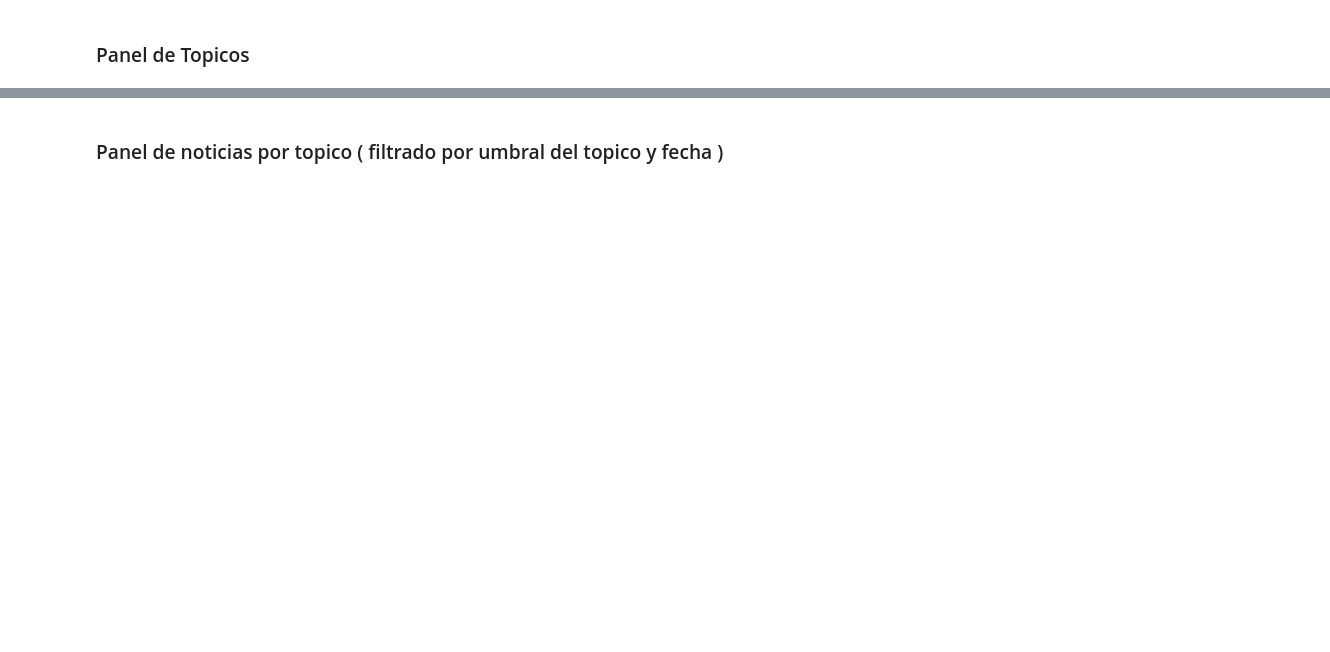
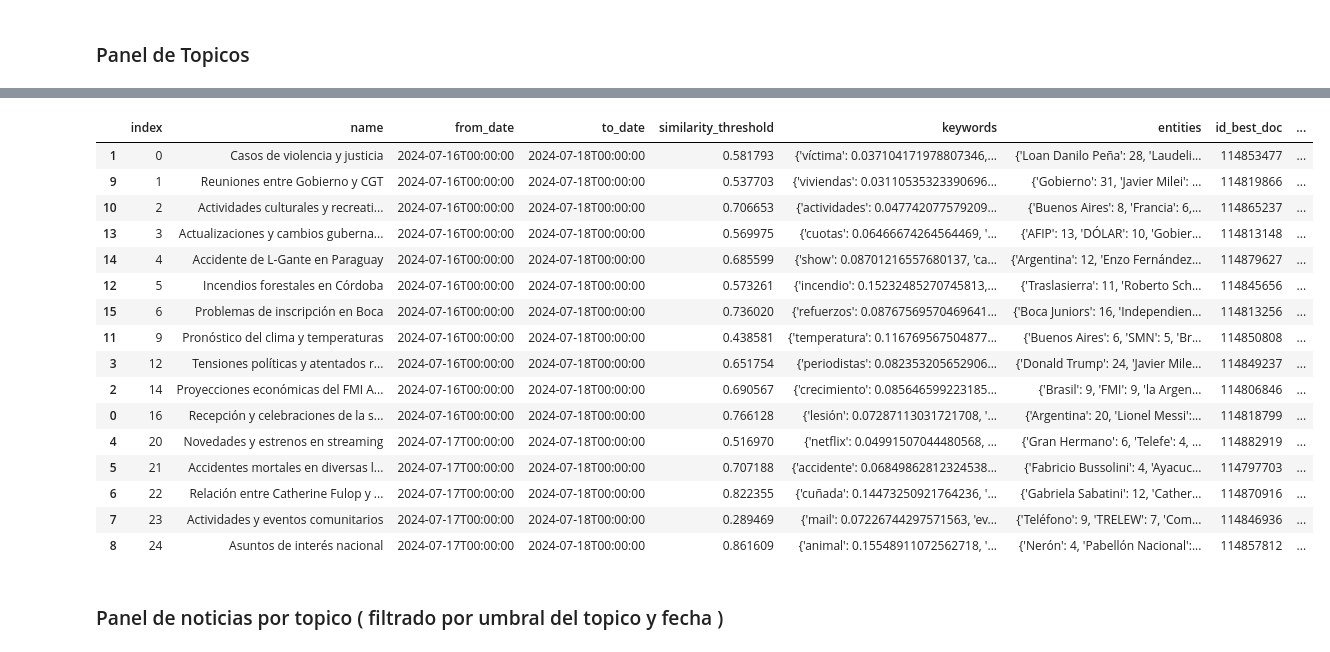
Before and after one commit to gabrielfernandorey/ITBA-NLP, a Jupyter notebook: NLP_03_merged.ipynb, the cells around one changed output, grey strips where cells are left out. Cells and saved outputs as stored; diff of their text form; code cells hidden in the pictures; blank space fills up the shorter version.

```diff
--- a/NLP_03_merged.ipynb
+++ b/NLP_03_merged.ipynb
@@ -483,2 +470,25 @@ panel_topicos(fecha)
+# %%
+# la fecha de consulta se relaciona con la vigencia, es decir con "to_date"
+fecha = None
+fecha = "2024-07-18"
+panel_topicos(fecha)
+# %% [output]
+|  | index | name | from_date | to_date | similarity_threshold | keywords | entities | id_best_doc | ... |
+| 1 | 0 | Casos de violencia y justicia | 2024-07-16T00:00:00 | 2024-07-18T00:00:00 | 0.581793 | {'víctima': 0.037104171978807346,... | {'Loan Danilo Peña': 28, 'Laudeli... | 114853477 | ... |
+| 9 | 1 | Reuniones entre Gobierno y CGT | 2024-07-16T00:00:00 | 2024-07-18T00:00:00 | 0.537703 | {'viviendas': 0.03110535323390696... | {'Gobierno': 31, 'Javier Milei': ... | 114819866 | ... |
+| 10 | 2 | Actividades culturales y recreati... | 2024-07-16T00:00:00 | 2024-07-18T00:00:00 | 0.706653 | {'actividades': 0.047742077579209... | {'Buenos Aires': 8, 'Francia': 6,... | 114865237 | ... |
+| 13 | 3 | Actualizaciones y cambios guberna... | 2024-07-16T00:00:00 | 2024-07-18T00:00:00 | 0.569975 | {'cuotas': 0.06466674264564469, '... | {'AFIP': 13, 'DÓLAR': 10, 'Gobier... | 114813148 | ... |
+| 14 | 4 | Accidente de L-Gante en Paraguay | 2024-07-16T00:00:00 | 2024-07-18T00:00:00 | 0.685599 | {'show': 0.08701216557680137, 'ca... | {'Argentina': 12, 'Enzo Fernández... | 114879627 | ... |
+| 12 | 5 | Incendios forestales en Córdoba | 2024-07-16T00:00:00 | 2024-07-18T00:00:00 | 0.573261 | {'incendio': 0.15232485270745813,... | {'Traslasierra': 11, 'Roberto Sch... | 114845656 | ... |
+| 15 | 6 | Problemas de inscripción en Boca | 2024-07-16T00:00:00 | 2024-07-18T00:00:00 | 0.736020 | {'refuerzos': 0.08767569570469641... | {'Boca Juniors': 16, 'Independien... | 114813256 | ... |
+| 11 | 9 | Pronóstico del clima y temperaturas | 2024-07-16T00:00:00 | 2024-07-18T00:00:00 | 0.438581 | {'temperatura': 0.116769567504877... | {'Buenos Aires': 6, 'SMN': 5, 'Br... | 114850808 | ... |
+| 3 | 12 | Tensiones políticas y atentados r... | 2024-07-16T00:00:00 | 2024-07-18T00:00:00 | 0.651754 | {'periodistas': 0.082353205652906... | {'Donald Trump': 24, 'Javier Mile... | 114849237 | ... |
+| 2 | 14 | Proyecciones económicas del FMI A... | 2024-07-16T00:00:00 | 2024-07-18T00:00:00 | 0.690567 | {'crecimiento': 0.085646599223185... | {'Brasil': 9, 'FMI': 9, 'la Argen... | 114806846 | ... |
+| 0 | 16 | Recepción y celebraciones de la s... | 2024-07-16T00:00:00 | 2024-07-18T00:00:00 | 0.766128 | {'lesión': 0.07287113031721708, '... | {'Argentina': 20, 'Lionel Messi':... | 114818799 | ... |
+| 4 | 20 | Novedades y estrenos en streaming | 2024-07-17T00:00:00 | 2024-07-18T00:00:00 | 0.516970 | {'netflix': 0.04991507044480568, ... | {'Gran Hermano': 6, 'Telefe': 4, ... | 114882919 | ... |
+| 5 | 21 | Accidentes mortales en diversas l... | 2024-07-17T00:00:00 | 2024-07-18T00:00:00 | 0.707188 | {'accidente': 0.06849862812324538... | {'Fabricio Bussolini': 4, 'Ayacuc... | 114797703 | ... |
+| 6 | 22 | Relación entre Catherine Fulop y ... | 2024-07-17T00:00:00 | 2024-07-18T00:00:00 | 0.822355 | {'cuñada': 0.14473250921764236, '... | {'Gabriela Sabatini': 12, 'Cather... | 114870916 | ... |
+| 7 | 23 | Actividades y eventos comunitarios | 2024-07-17T00:00:00 | 2024-07-18T00:00:00 | 0.289469 | {'mail': 0.07226744297571563, 'ev... | {'Teléfono': 9, 'TRELEW': 7, 'Com... | 114846936 | ... |
+| 8 | 24 | Asuntos de interés nacional | 2024-07-17T00:00:00 | 2024-07-18T00:00:00 | 0.861609 | {'animal': 0.15548911072562718, '... | {'Nerón': 4, 'Pabellón Nacional':... | 114857812 | ... |
 # %% [markdown]
 ### Panel de noticias por topico ( filtrado por umbral del topico y fecha )
```
Also changed, not shown: parts of 18 cells of this notebook, 15 other files.
